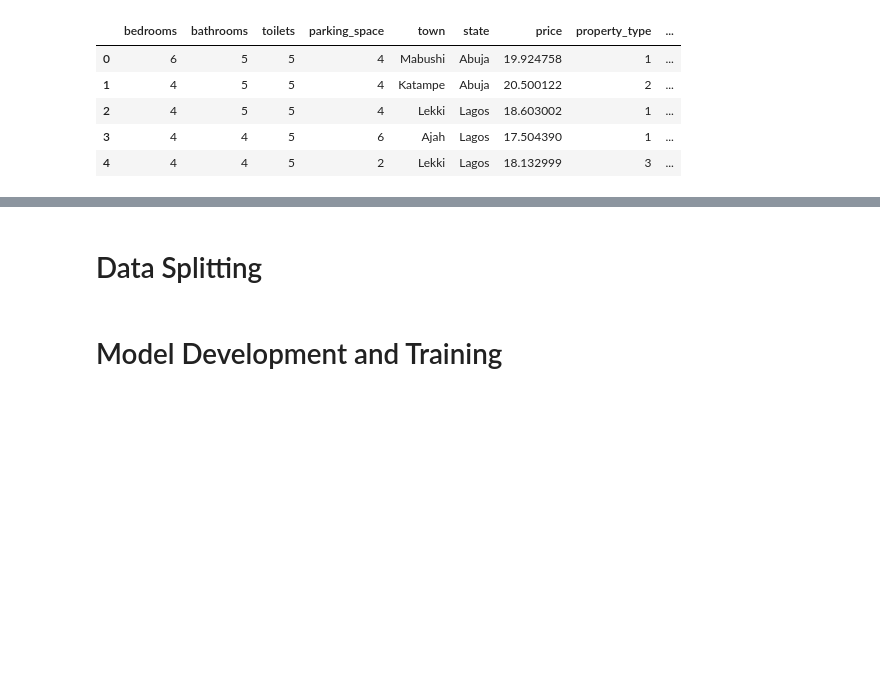
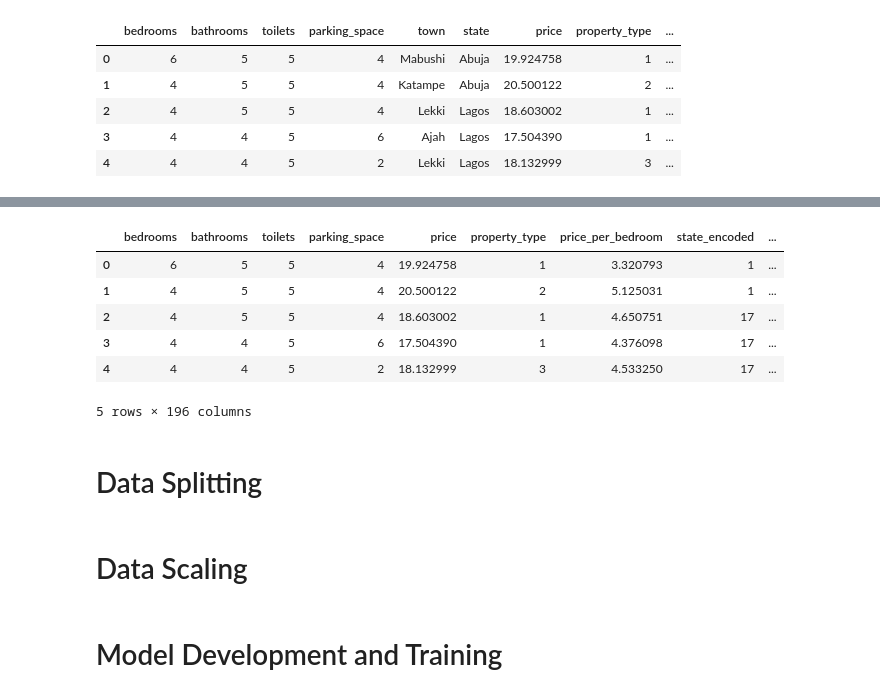
Before and after one commit to Johnnysnipes90/Nigeria-Housing-Price-Prediction, a Jupyter notebook: Notebook/notebook.ipynb, the cells around one changed output, grey strips where cells are left out. Saved outputs shown, nothing was run; the diff lists cells and outputs as text; code cells hidden in the pictures; blank space fills up the shorter version.

```diff
--- a/Notebook/notebook.ipynb
+++ b/Notebook/notebook.ipynb
@@ -333,0 +382,12 @@ nigeria_df.head()
+# %%
+# One-Hot Encoding for 'town' column
+df_processed = pd.get_dummies(nigeria_df, columns=['town'], drop_first=True)
+df_processed.head()
+# %% [output]
+|  | bedrooms | bathrooms | toilets | parking_space | price | property_type | price_per_bedroom | state_encoded | ... |
+| 0 | 6 | 5 | 5 | 4 | 19.924758 | 1 | 3.320793 | 1 | ... |
+| 1 | 4 | 5 | 5 | 4 | 20.500122 | 2 | 5.125031 | 1 | ... |
+| 2 | 4 | 5 | 5 | 4 | 18.603002 | 1 | 4.650751 | 17 | ... |
+| 3 | 4 | 4 | 5 | 6 | 17.504390 | 1 | 4.376098 | 17 | ... |
+| 4 | 4 | 4 | 5 | 2 | 18.132999 | 3 | 4.533250 | 17 | ... |
+5 rows × 196 columns
@@ -335,0 +406,2 @@ nigeria_df.head()
+# %% [markdown]
+# Data Scaling
```
Also changed, not shown: parts of 18 cells of this notebook, 1 other file.
